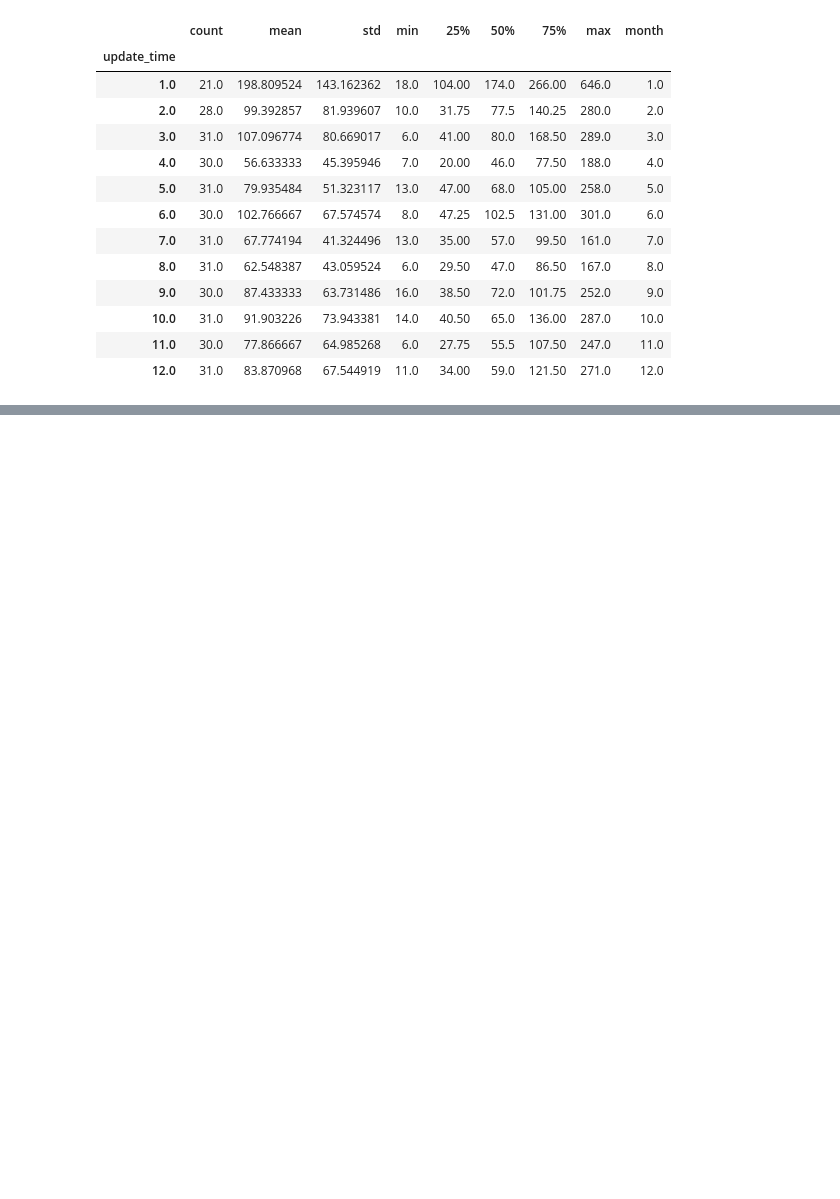
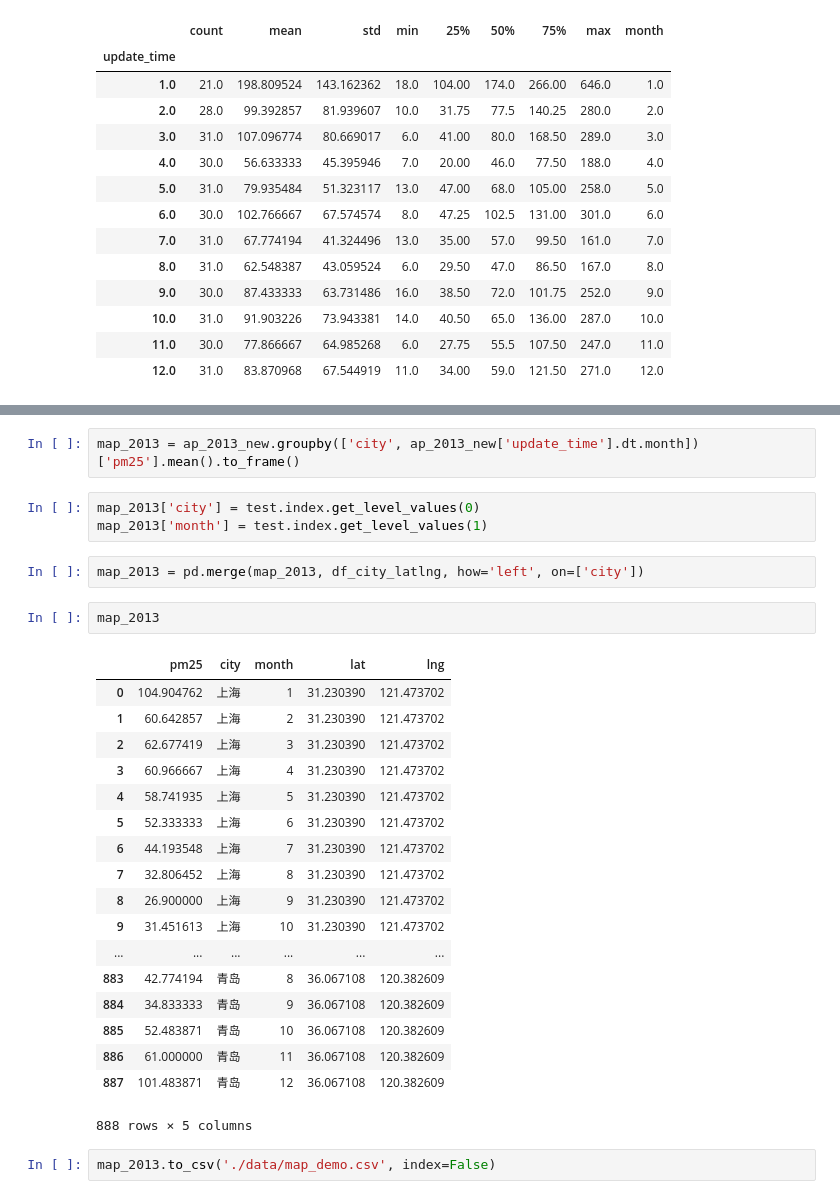
Before and after one commit to iamchuan/greenpeace_datahub, a Jupyter notebook: gp_datahub_airpollution_EDA.ipynb, the cells around one changed output, grey strips where cells are left out. Saved outputs shown, nothing was run; the diff lists cells and outputs as text; blank space fills up the shorter version.

```diff
--- a/gp_datahub_airpollution_EDA.ipynb
+++ b/gp_datahub_airpollution_EDA.ipynb
@@ -249,0 +258,30 @@ iplot(traces, filename='pandas-box-plot')
+# %%
+map_2013 = ap_2013_new.groupby(['city', ap_2013_new['update_time'].dt.month])['pm25'].mean().to_frame()
+# %%
+map_2013['city'] = test.index.get_level_values(0)
+map_2013['month'] = test.index.get_level_values(1)
+# %%
+map_2013 = pd.merge(map_2013, df_city_latlng, how='left', on=['city'])
+# %%
+map_2013
+# %% [output]
+|  | pm25 | city | month | lat | lng |
+| 0 | 104.904762 | 上海 | 1 | 31.230390 | 121.473702 |
+| 1 | 60.642857 | 上海 | 2 | 31.230390 | 121.473702 |
+| 2 | 62.677419 | 上海 | 3 | 31.230390 | 121.473702 |
+| 3 | 60.966667 | 上海 | 4 | 31.230390 | 121.473702 |
+| 4 | 58.741935 | 上海 | 5 | 31.230390 | 121.473702 |
+| 5 | 52.333333 | 上海 | 6 | 31.230390 | 121.473702 |
+| 6 | 44.193548 | 上海 | 7 | 31.230390 | 121.473702 |
+| 7 | 32.806452 | 上海 | 8 | 31.230390 | 121.473702 |
+| 8 | 26.900000 | 上海 | 9 | 31.230390 | 121.473702 |
+| 9 | 31.451613 | 上海 | 10 | 31.230390 | 121.473702 |
+| ... | ... | ... | ... | ... | ... |
+| 883 | 42.774194 | 青岛 | 8 | 36.067108 | 120.382609 |
+| 884 | 34.833333 | 青岛 | 9 | 36.067108 | 120.382609 |
+| 885 | 52.483871 | 青岛 | 10 | 36.067108 | 120.382609 |
+| 886 | 61.000000 | 青岛 | 11 | 36.067108 | 120.382609 |
+| 887 | 101.483871 | 青岛 | 12 | 36.067108 | 120.382609 |
+888 rows × 5 columns
+# %%
+map_2013.to_csv('./data/map_demo.csv', index=False)
```
Also changed, not shown: parts of 3 cells of this notebook, 8 other files.
